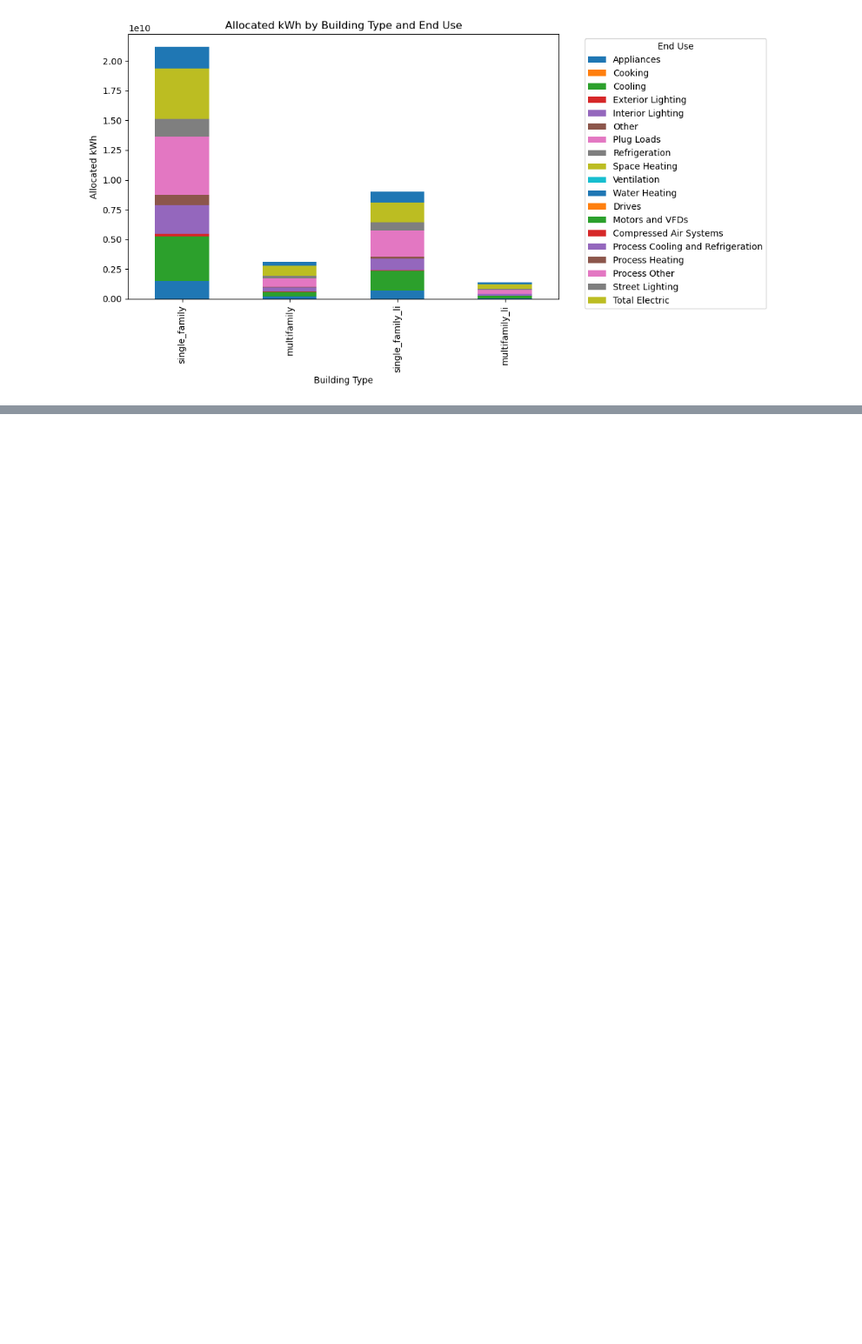
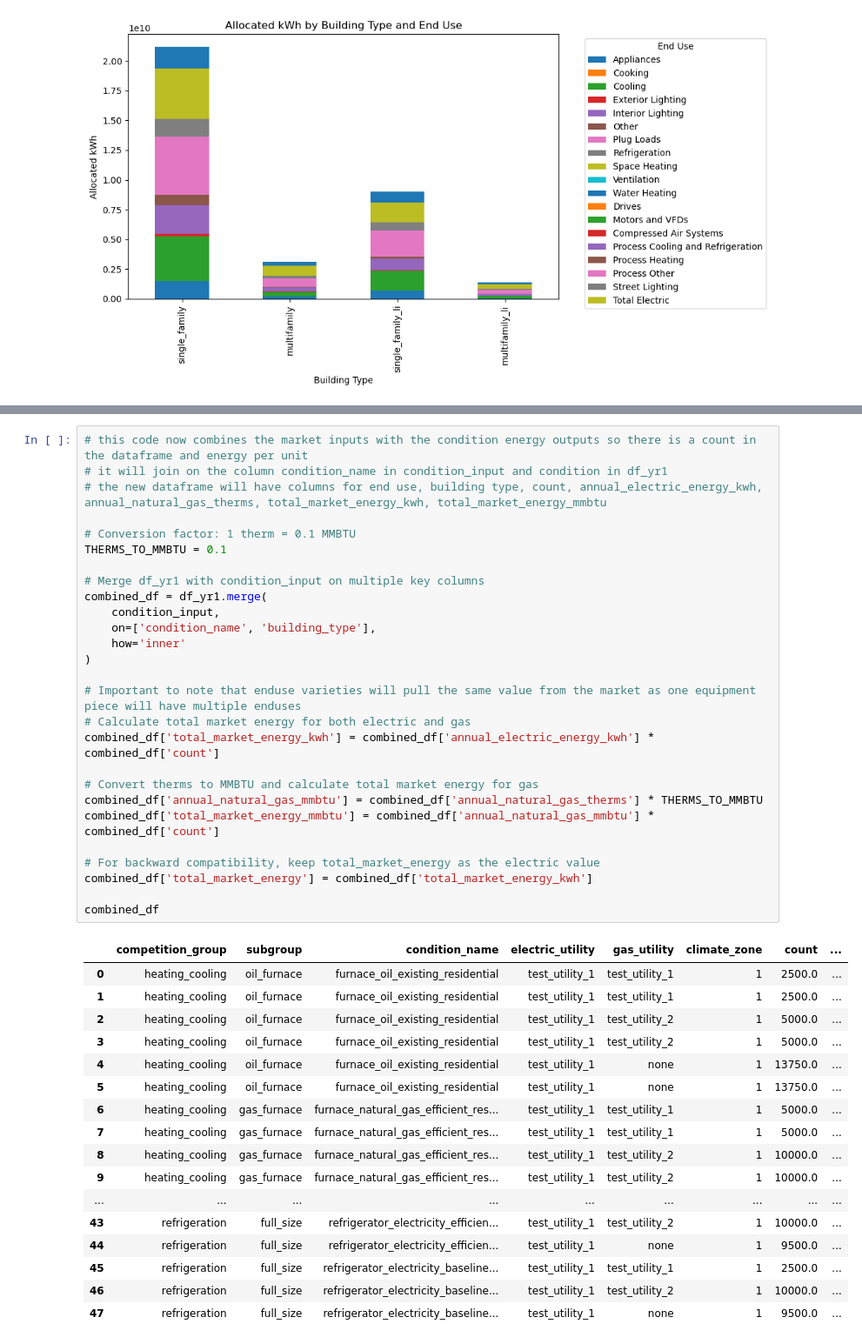
Before and after one commit to NV5-Optimal/Potential_Study_Tool_Prototype, a Jupyter notebook: 002_Initialization_Process.ipynb, the cells around one changed output, grey strips where cells are left out. Shown at 87% size. Drawn from its saved outputs; the diff is of its cells as text; blank space fills up the shorter version.

```diff
--- a/002_Initialization_Process.ipynb
+++ b/002_Initialization_Process.ipynb
@@ -234 +384,46 @@ condition_input
+# %%
+# this code now combines the market inputs with the condition energy outputs so there is a count in the dataframe and energy per unit
+# it will join on the column condition_name in condition_input and condition in df_yr1
+# the new dataframe will have columns for end use, building type, count, annual_electric_energy_kwh, annual_natural_gas_therms, total_market_energy_kwh, total_market_energy_mmbtu
+
+# Conversion factor: 1 therm = 0.1 MMBTU
+THERMS_TO_MMBTU = 0.1
+
+# Merge df_yr1 with condition_input on multiple key columns
+combined_df = df_yr1.merge(
+    condition_input,
+    on=['condition_name', 'building_type'],
+    how='inner'
+)
+
+# Important to note that enduse varieties will pull the same value from the market as one equipment piece will have multiple enduses
+# Calculate total market energy for both electric and gas
+combined_df['total_market_energy_kwh'] = combined_df['annual_electric_energy_kwh'] * combined_df['count']
+
+# Convert therms to MMBTU and calculate total market energy for gas
+combined_df['annual_natural_gas_mmbtu'] = combined_df['annual_natural_gas_therms'] * THERMS_TO_MMBTU
+combined_df['total_market_energy_mmbtu'] = combined_df['annual_natural_gas_mmbtu'] * combined_df['count']
+
+# For backward compatibility, keep total_market_energy as the electric value
+combined_df['total_market_energy'] = combined_df['total_market_energy_kwh']
+
+combined_df
+# %% [output]
+|  | competition_group | subgroup | condition_name | electric_utility | gas_utility | climate_zone | count | ... |
+| 0 | heating_cooling | oil_furnace | furnace_oil_existing_residential | test_utility_1 | test_utility_1 | 1 | 2500.0 | ... |
+| 1 | heating_cooling | oil_furnace | furnace_oil_existing_residential | test_utility_1 | test_utility_1 | 1 | 2500.0 | ... |
+| 2 | heating_cooling | oil_furnace | furnace_oil_existing_residential | test_utility_1 | test_utility_2 | 1 | 5000.0 | ... |
+| 3 | heating_cooling | oil_furnace | furnace_oil_existing_residential | test_utility_1 | test_utility_2 | 1 | 5000.0 | ... |
+| 4 | heating_cooling | oil_furnace | furnace_oil_existing_residential | test_utility_1 | none | 1 | 13750.0 | ... |
+| 5 | heating_cooling | oil_furnace | furnace_oil_existing_residential | test_utility_1 | none | 1 | 13750.0 | ... |
+| 6 | heating_cooling | gas_furnace | furnace_natural_gas_efficient_res... | test_utility_1 | test_utility_1 | 1 | 5000.0 | ... |
+| 7 | heating_cooling | gas_furnace | furnace_natural_gas_efficient_res... | test_utility_1 | test_utility_1 | 1 | 5000.0 | ... |
+| 8 | heating_cooling | gas_furnace | furnace_natural_gas_efficient_res... | test_utility_1 | test_utility_2 | 1 | 10000.0 | ... |
+| 9 | heating_cooling | gas_furnace | furnace_natural_gas_efficient_res... | test_utility_1 | test_utility_2 | 1 | 10000.0 | ... |
+| ... | ... | ... | ... | ... | ... | ... | ... | ... |
+| 43 | refrigeration | full_size | refrigerator_electricity_efficien... | test_utility_1 | test_utility_2 | 1 | 10000.0 | ... |
+| 44 | refrigeration | full_size | refrigerator_electricity_efficien... | test_utility_1 | none | 1 | 9500.0 | ... |
+| 45 | refrigeration | full_size | refrigerator_electricity_baseline... | test_utility_1 | test_utility_1 | 1 | 2500.0 | ... |
+| 46 | refrigeration | full_size | refrigerator_electricity_baseline... | test_utility_1 | test_utility_2 | 1 | 10000.0 | ... |
+| 47 | refrigeration | full_size | refrigerator_electricity_baseline... | test_utility_1 | none | 1 | 9500.0 | ... |
 # %%
```
Also changed, not shown: parts of 10 cells of this notebook, 3 other files.
